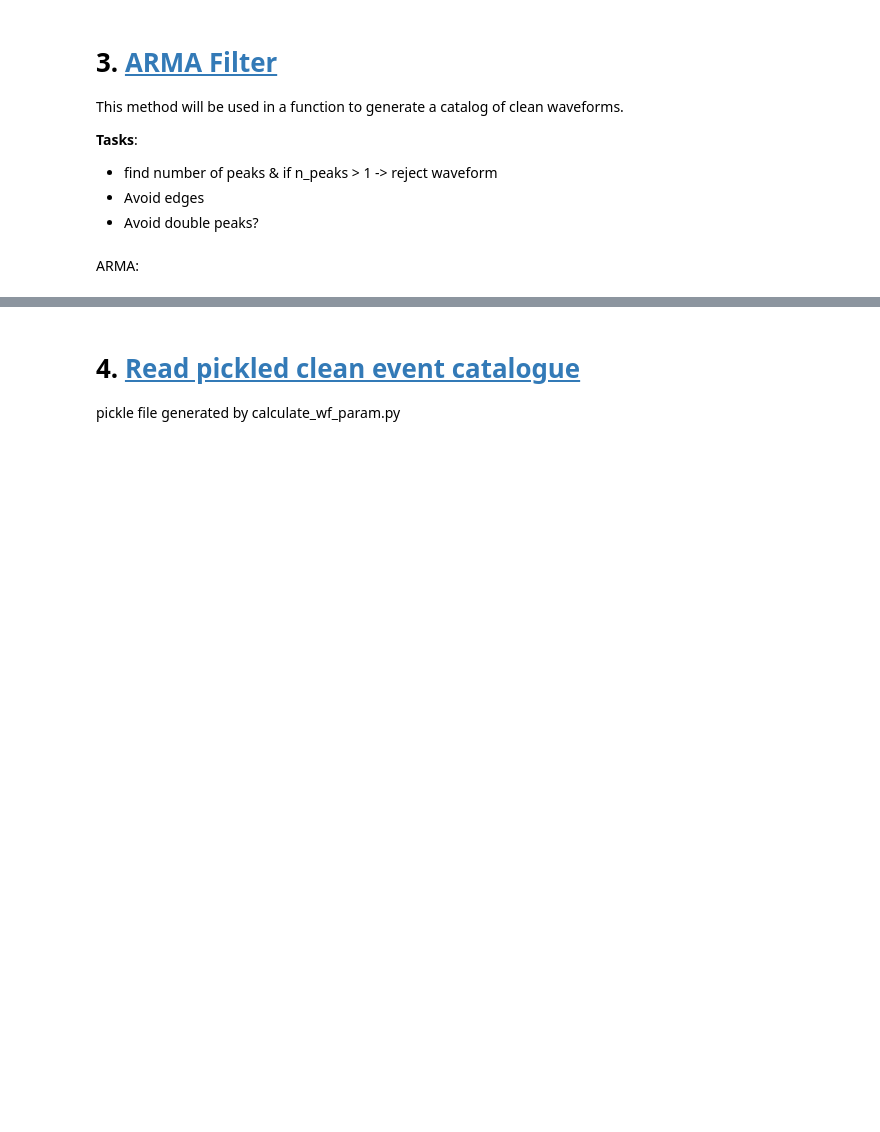
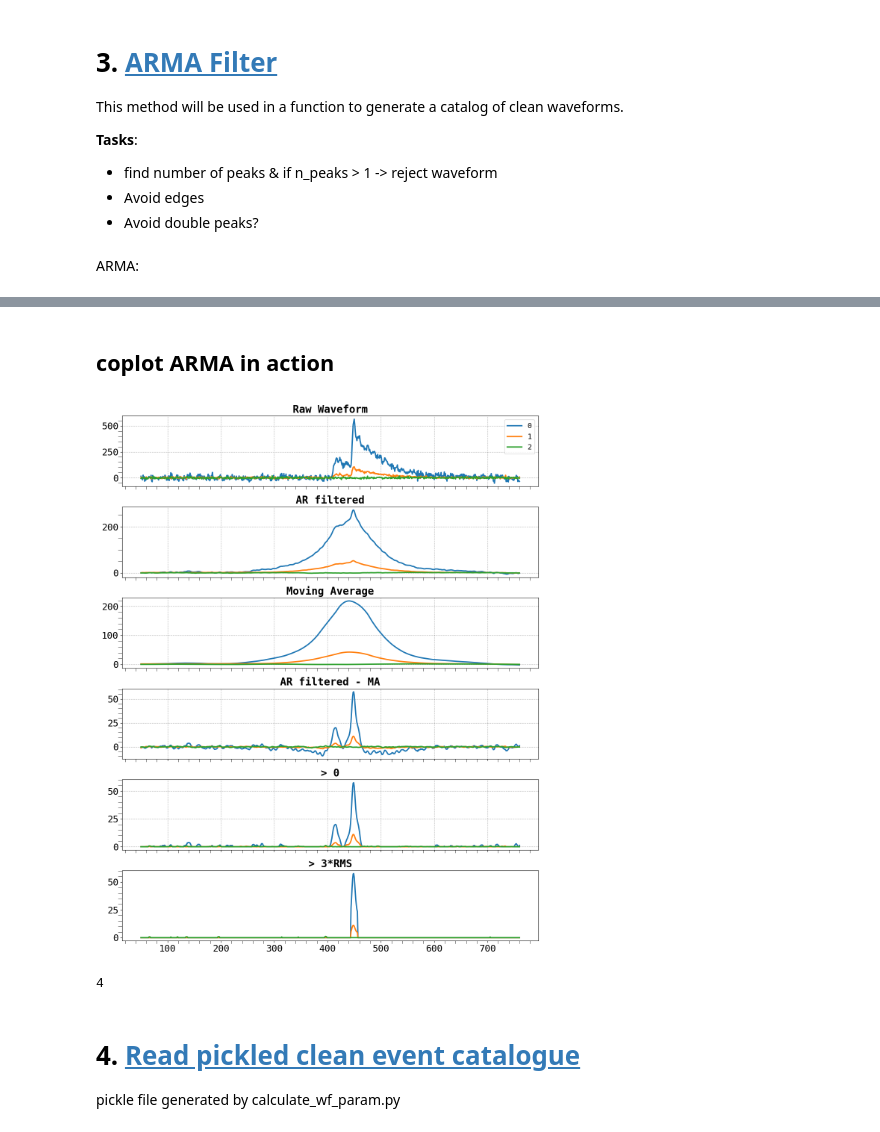
Before and after one commit to sarthchoudhary/ArGCAT, a Jupyter notebook: notebooks/find_template_parameters.ipynb, the cells around one changed output, grey strips where cells are left out. Cells and saved outputs as stored; diff of their text form; code cells hidden in the pictures; blank space fills up the shorter version.

Commit message:
added ARMA in action subplots.

```diff
--- a/notebooks/find_template_parameters.ipynb
+++ b/notebooks/find_template_parameters.ipynb
@@ -421,2 +417,0 @@ flt_proc = np.copy(flt[n_channel])
-# %%
-flt_proc_all = np.copy(flt) # temp
@@ -435,7 +417,0 @@ array([[    -594.1,     -594.3,     -595.6, ...,       4034,       4573,
-# %%
-plt.figure(figsize=(8,6))
-for i,wf in enumerate(flt_proc_all):
-        plt.plot(wf, label=f'{i}')
-plt.legend()
-plt.title('mas')
-plt.show()
@@ -459,8 +417,0 @@ flt_above_3rms_all = np.where(flt_proc_all > 3*rms_all, flt_proc_all, 0)
-# %%
-# _all
-plt.close(101)
-plt.figure(101)
-# plt.plot(flt_proc, label='flt_proc', color='green')
-for i in range(3):
-    plt.plot(flt_above_3rms_all[i], label=f'{i}') #, title =str(i) )
-plt.legend()
@@ -495,0 +418,41 @@ np.where(flt_above_3rms > 0)[0]
+# %% [markdown]
+## coplot ARMA in action
+# %%
+plot_range_demo = np.arange(50, 761)        # range of sample to be considered
+wf = np.zeros((3, plot_range_demo.shape[0]))
+for i in range(3):
+    wf[i] = wfs[i][plot_range_demo]
+flt = np.reshape(mfilter.numba_fast_filter(wf),newshape=wf.shape)
+mas = m.algos.running_mean(flt, gate=60)
+fig1, ax1 = plt.subplots(6,1, figsize=(12, 15),  sharex = True)
+flt_above_3rms = np.zeros([3, plot_range_demo.shape[0]])
+rms = np.zeros([3,])
+for i in range(3):
+    ax1[0].plot(plot_range_demo, wf[i], label=f'{i}') # wf
+    ax1[1].plot(plot_range_demo, flt[i], label=f'{i}') # flt
+    ax1[2].plot(plot_range_demo, mas[i], label=f'{i}') # mas
+
+    flt_proc_all = flt - mas
+    ax1[3].plot(plot_range_demo, flt_proc_all[i], label=f'{i}') # flt - mas
+
+    flt_proc_all = np.where(flt_proc_all>0,flt_proc_all, 0)
+    ax1[4].plot(plot_range_demo, flt_proc_all[i], label=f'{i}') # > 0
+
+    # rms[i] = m.algos.get_rms(flt_proc_all[i])
+    rms = m.algos.get_rms(flt_proc_all)
+    flt_above_3rms = np.where(flt_proc_all > 3*rms, flt_proc_all, 0)
+    ax1[5].plot(plot_range_demo, flt_above_3rms[i], label=f'{i}') # flt_above_3rms
+
+ax1[0].set_title('Raw Waveform')
+ax1[1].set_title('AR filtered')
+ax1[2].set_title('Moving Average')
+ax1[3].set_title('AR filtered - MA')
+ax1[4].set_title('> 0')
+ax1[5].set_title('> 3*RMS')
+ax1[0].legend()
+for j in range(5):
+    ax1[j].grid(color='C7', linestyle=':')
+fig1.tight_layout()
+# fig1.subplots_adjust(wspace=0, hspace=0)
+# %% [output]
+[figure, added]
@@ -507,0 +463,5 @@ plt.show()
+# %%
+# _all
+len(find_peaks(flt_above_3rms_all[1])[0])
+# %% [output]
+4
```
Also changed, not shown: parts of 35 cells of this notebook.
